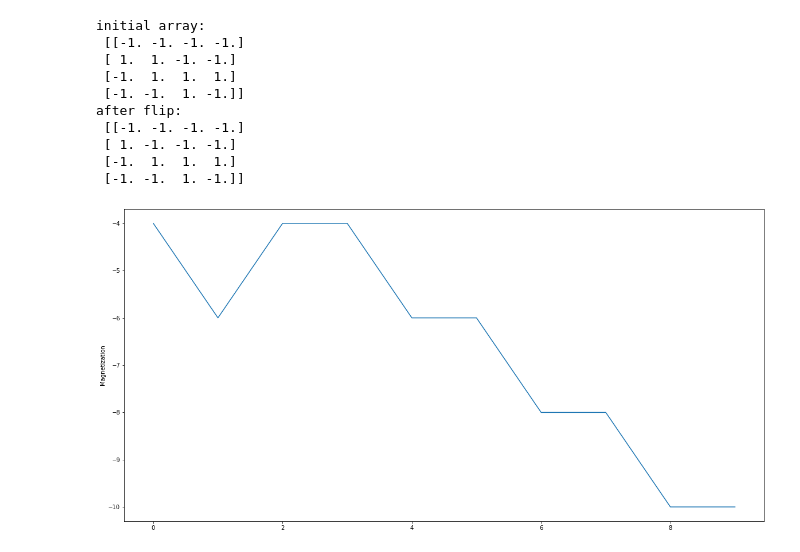
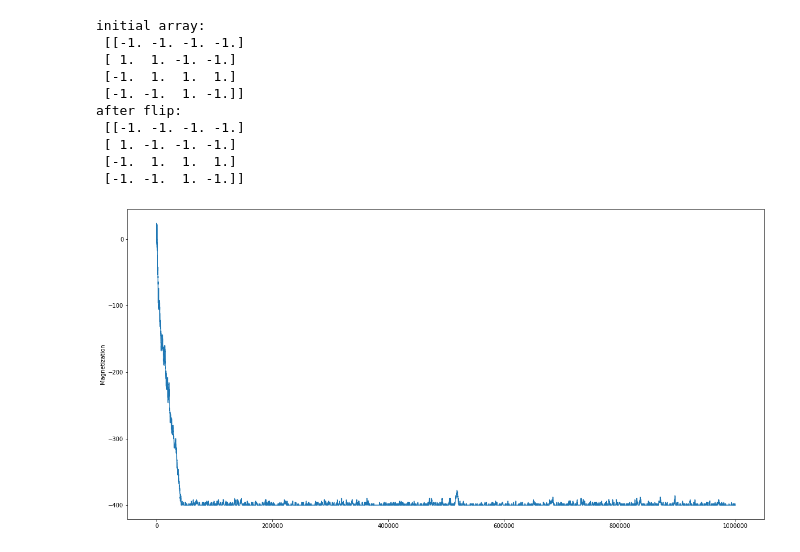
Before and after one commit to riogeist/Forging-Magnetism, a Jupyter notebook: Magnetism Exploration.ipynb, the cells around one changed output. Cells and saved outputs as stored; diff of their text form; code cells hidden in the pictures.

Commit message:
Functions to graph magnetization now working
When graphing the magnetization of the lattice over a million steps we find that for a 20x20 lattice the magnetization of the system reaches and stays at (or around) -400, which is what we would expect.

```diff
--- a/Magnetism Exploration.ipynb
+++ b/Magnetism Exploration.ipynb
@@ -239,27 +239,27 @@ def magnetization(spin_array):
     '''
     return np.sum(spin_array)
 # %%
-steps = 10
-dimensions = 4
+steps = 1000000
+dimensions = 20
 M = np.zeros(steps)
 T = 1
 kB = 1
 J = 1
 
 testArray = createLattice(dimensions,dimensions)
 testArray = initializeLattice(testArray,dimensions)
 
 
 for t in range(steps):
     M[t] = magnetization(testArray)
     testArray = stateChange(testArray,dimensions,T,kB,J)
 
 plt.figure(figsize=(20, 10))
 plt.plot(M,"-")
 plt.ylabel("Magnetization")
 plt.show()
 # %% [output]
-[figure, old version]
+[figure, new version]
 # %%
 #Simulation Vizualization
 N = 1000 #Number of iterations of MC step
```
